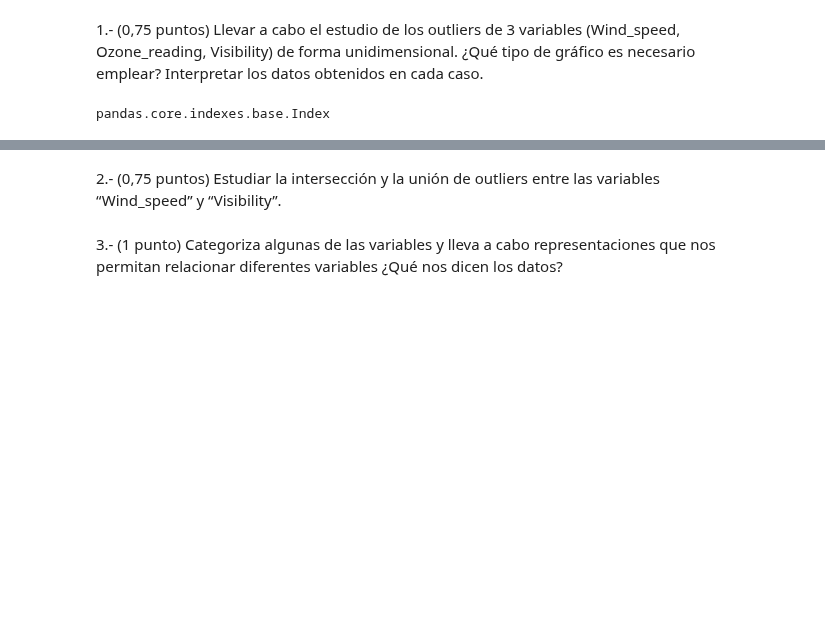
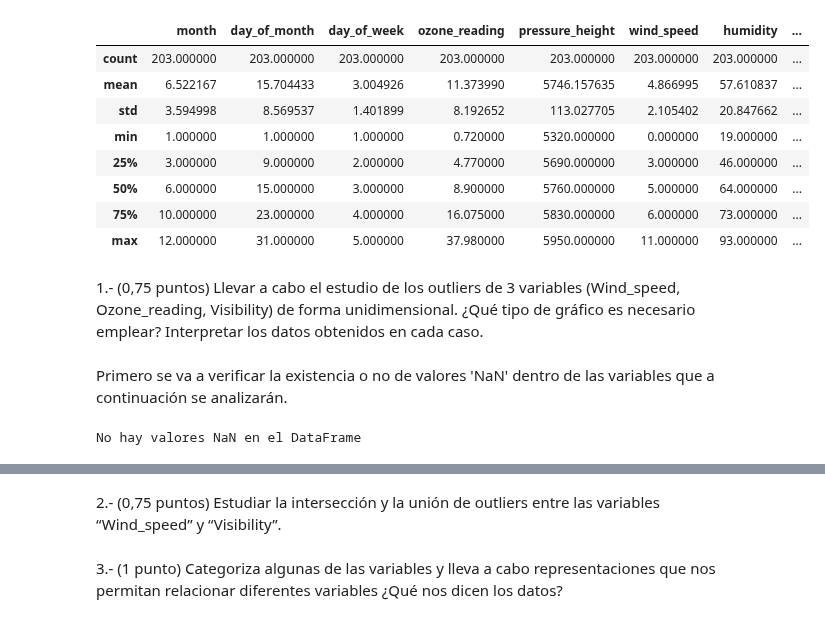
Before and after one commit to Alf-caput/P1_MineriaDeDatos, a Jupyter notebook: P2_SensoresAtmosfericos/P2_SensoresAtmosfericos.ipynb, the cells around one changed output, grey strips where cells are left out. Drawn from its saved outputs; the diff is of its cells as text; code cells hidden in the pictures; blank space fills up the shorter version.

```diff
--- a/P2_SensoresAtmosfericos/P2_SensoresAtmosfericos.ipynb
+++ b/P2_SensoresAtmosfericos/P2_SensoresAtmosfericos.ipynb
@@ -37,8 +39,27 @@ IndexError: index 1 is out of bounds for axis 0 with size 1
+# %%
+new_df.describe()
+# %% [output]
+|  | month | day_of_month | day_of_week | ozone_reading | pressure_height | wind_speed | humidity | ... |
+| count | 203.000000 | 203.000000 | 203.000000 | 203.000000 | 203.000000 | 203.000000 | 203.000000 | ... |
+| mean | 6.522167 | 15.704433 | 3.004926 | 11.373990 | 5746.157635 | 4.866995 | 57.610837 | ... |
+| std | 3.594998 | 8.569537 | 1.401899 | 8.192652 | 113.027705 | 2.105402 | 20.847662 | ... |
+| min | 1.000000 | 1.000000 | 1.000000 | 0.720000 | 5320.000000 | 0.000000 | 19.000000 | ... |
+| 25% | 3.000000 | 9.000000 | 2.000000 | 4.770000 | 5690.000000 | 3.000000 | 46.000000 | ... |
+| 50% | 6.000000 | 15.000000 | 3.000000 | 8.900000 | 5760.000000 | 5.000000 | 64.000000 | ... |
+| 75% | 10.000000 | 23.000000 | 4.000000 | 16.075000 | 5830.000000 | 6.000000 | 73.000000 | ... |
+| max | 12.000000 | 31.000000 | 5.000000 | 37.980000 | 5950.000000 | 11.000000 | 93.000000 | ... |
 # %% [markdown]
 1.- (0,75 puntos) Llevar a cabo el estudio de los outliers de 3 variables (Wind_speed, Ozone_reading,
 Visibility) de forma unidimensional. ¿Qué tipo de gráfico es necesario emplear? Interpretar los datos
 obtenidos en cada caso.
-# %%
-df.loc[:,variables[0]]
-# %% [output]
-pandas.core.indexes.base.Index
+# %% [markdown]
+Primero se va a verificar la existencia o no de valores 'NaN' dentro de las variables que a continuación se analizarán.
+# %%
+val_null = new_df.isna().any().any()
+
+if val_null:
+    print("Hay valores NaN en el DataFrame")
+else:
+    print("No hay valores NaN en el DataFrame")
+# %% [output]
+No hay valores NaN en el DataFrame
```
Also changed, not shown: parts of 14 cells of this notebook.
